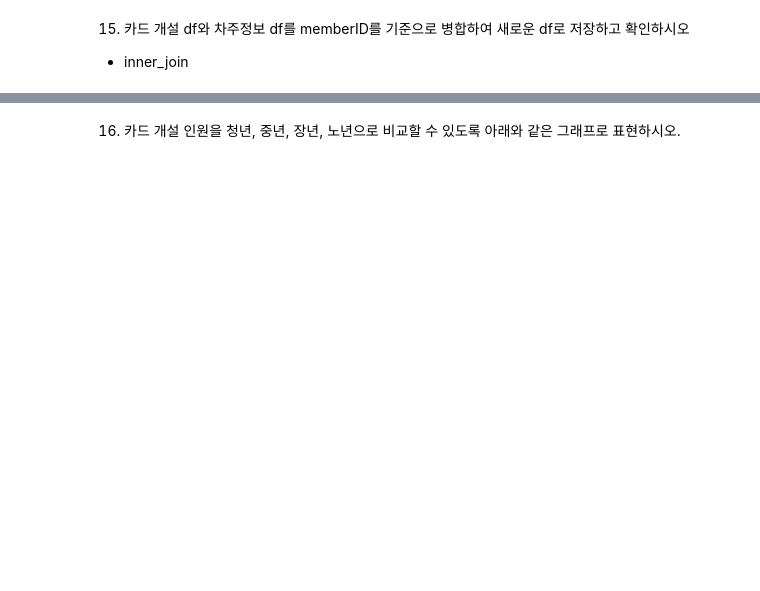
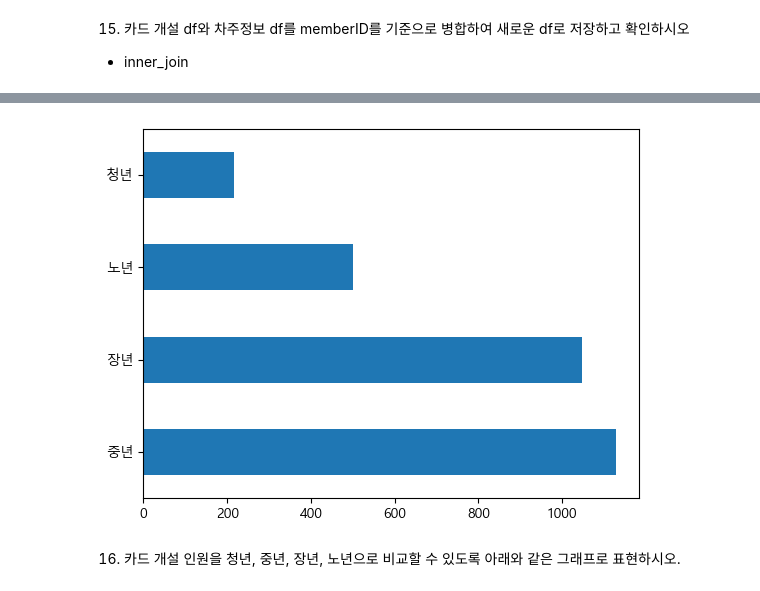
Before and after one commit to junhokim42/Python_study, a Jupyter notebook: Bigdata_training/Bigdata_analysis/과제_FIN/pandas 종합과제_문제.ipynb, the cells around one changed output, grey strips where cells are left out. Cells and saved outputs as stored; diff of their text form; code cells hidden in the pictures; blank space fills up the shorter version.

```diff
--- a/Bigdata_training/Bigdata_analysis/과제_FIN/pandas 종합과제_문제.ipynb
+++ b/Bigdata_training/Bigdata_analysis/과제_FIN/pandas 종합과제_문제.ipynb
@@ -370,0 +361,2 @@ fin_data.head()
+# %%
+inner_join = pd.merge(raw_data, raw_data_open, on='사용자ID')
@@ -371,3 +372,7 @@ fin_data.head()
+# %%
+y = inner_join['연령대'].value_counts().sort_values(ascending=False).plot(kind = 'barh')
+# %% [output]
+[figure, added]
 # %% [markdown]
 16. 카드 개설 인원을 청년, 중년, 장년, 노년으로 비교할 수 있도록 아래와 같은 그래프로 표현하시오.
 # %% [markdown]
```
Also changed, not shown: parts of 18 cells of this notebook, 15 other files.
